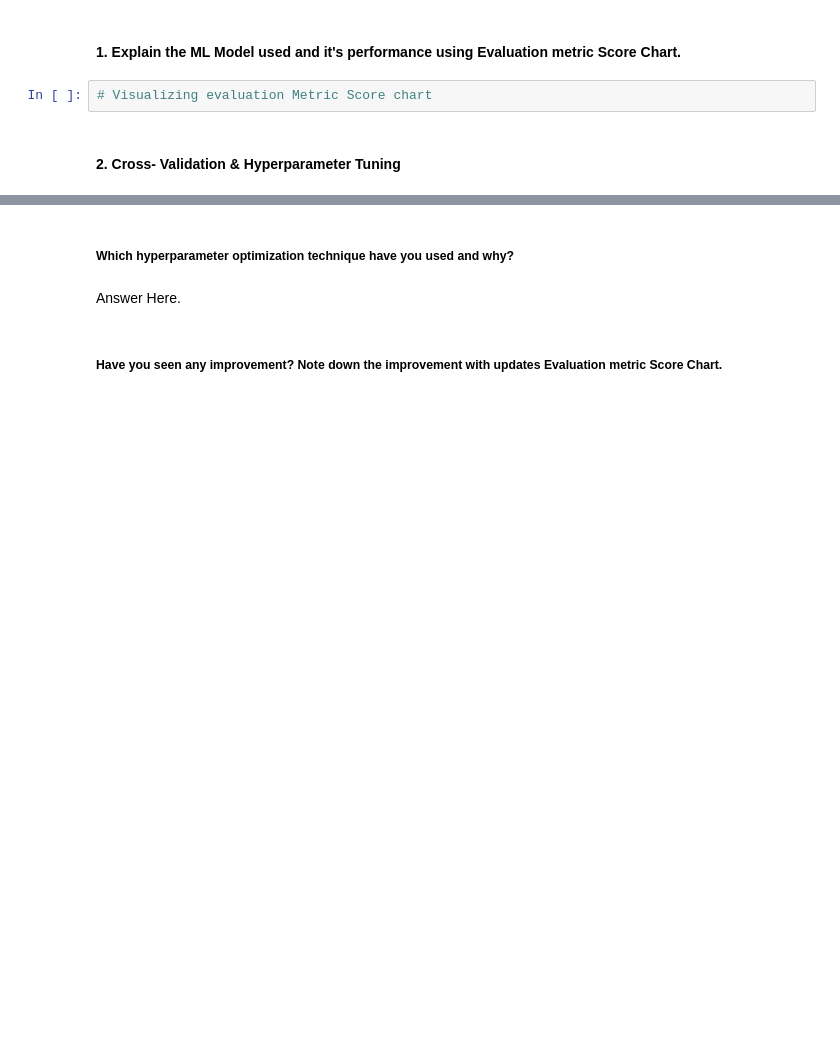
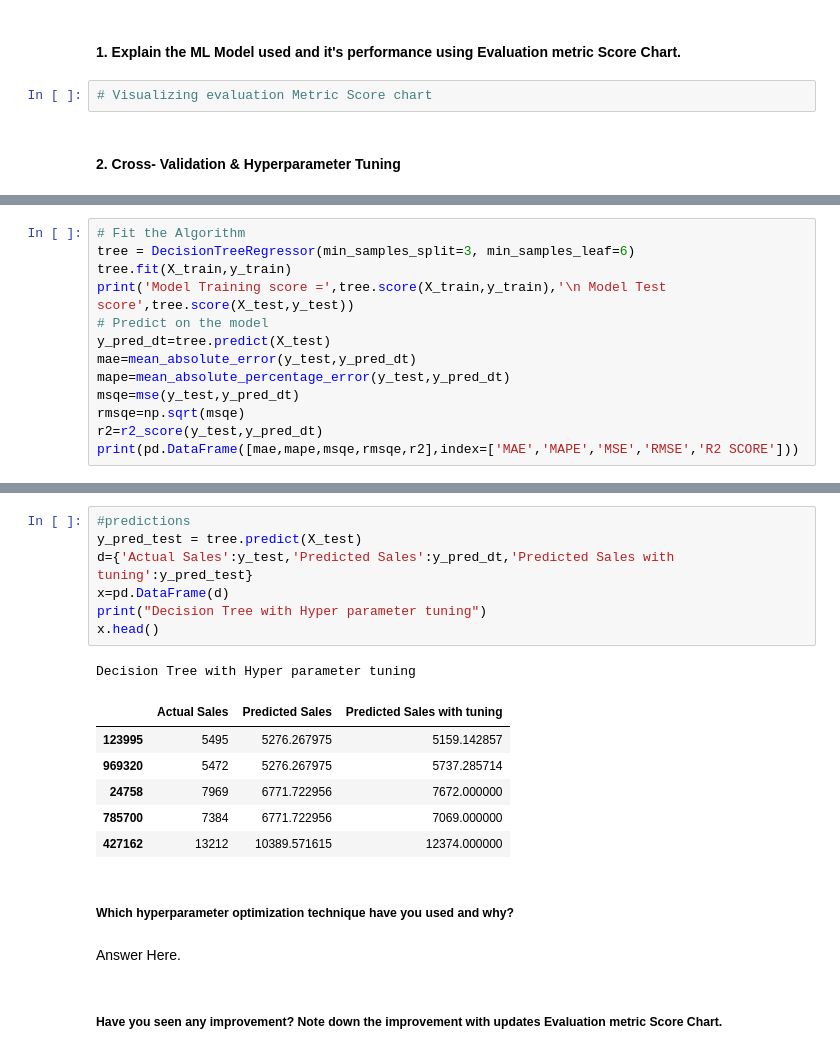
Before and after one commit to Jeetesh-KumarM/CAPSTONE-PROJECT-2-Regression, a Jupyter notebook: Capstone_Project_2_Regression.ipynb, the cells around one changed output, grey strips where cells are left out. Cells and saved outputs as stored; diff of their text form; blank space fills up the shorter version.

```diff
--- a/Capstone_Project_2_Regression.ipynb
+++ b/Capstone_Project_2_Regression.ipynb
@@ -1447,0 +1458,13 @@ from sklearn.metrics import mean_absolute_error
+# %%
+# Fit the Algorithm
+tree = DecisionTreeRegressor(min_samples_split=3, min_samples_leaf=6)
+tree.fit(X_train,y_train)
+print('Model Training score =',tree.score(X_train,y_train),'\n Model Test score',tree.score(X_test,y_test))
+# Predict on the model
+y_pred_dt=tree.predict(X_test)
+mae=mean_absolute_error(y_test,y_pred_dt)
+mape=mean_absolute_percentage_error(y_test,y_pred_dt)
+msqe=mse(y_test,y_pred_dt)
+rmsqe=np.sqrt(msqe)
+r2=r2_score(y_test,y_pred_dt)
+print(pd.DataFrame([mae,mape,msqe,rmsqe,r2],index=['MAE','MAPE','MSE','RMSE','R2 SCORE']))
@@ -1448,3 +1480,18 @@ from sklearn.metrics import mean_absolute_error
+# %%
+#predictions
+y_pred_test = tree.predict(X_test)
+d={'Actual Sales':y_test,'Predicted Sales':y_pred_dt,'Predicted Sales with tuning':y_pred_test}
+x=pd.DataFrame(d)
+print("Decision Tree with Hyper parameter tuning")
+x.head()
+# %% [output]
+Decision Tree with Hyper parameter tuning
+|  | Actual Sales | Predicted Sales | Predicted Sales with tuning |
+| 123995 | 5495 | 5276.267975 | 5159.142857 |
+| 969320 | 5472 | 5276.267975 | 5737.285714 |
+| 24758 | 7969 | 6771.722956 | 7672.000000 |
+| 785700 | 7384 | 6771.722956 | 7069.000000 |
+| 427162 | 13212 | 10389.571615 | 12374.000000 |
 # %% [markdown]
 ##### Which hyperparameter optimization technique have you used and why?
 # %% [markdown]
```
Also changed, not shown: parts of 13 cells of this notebook.
